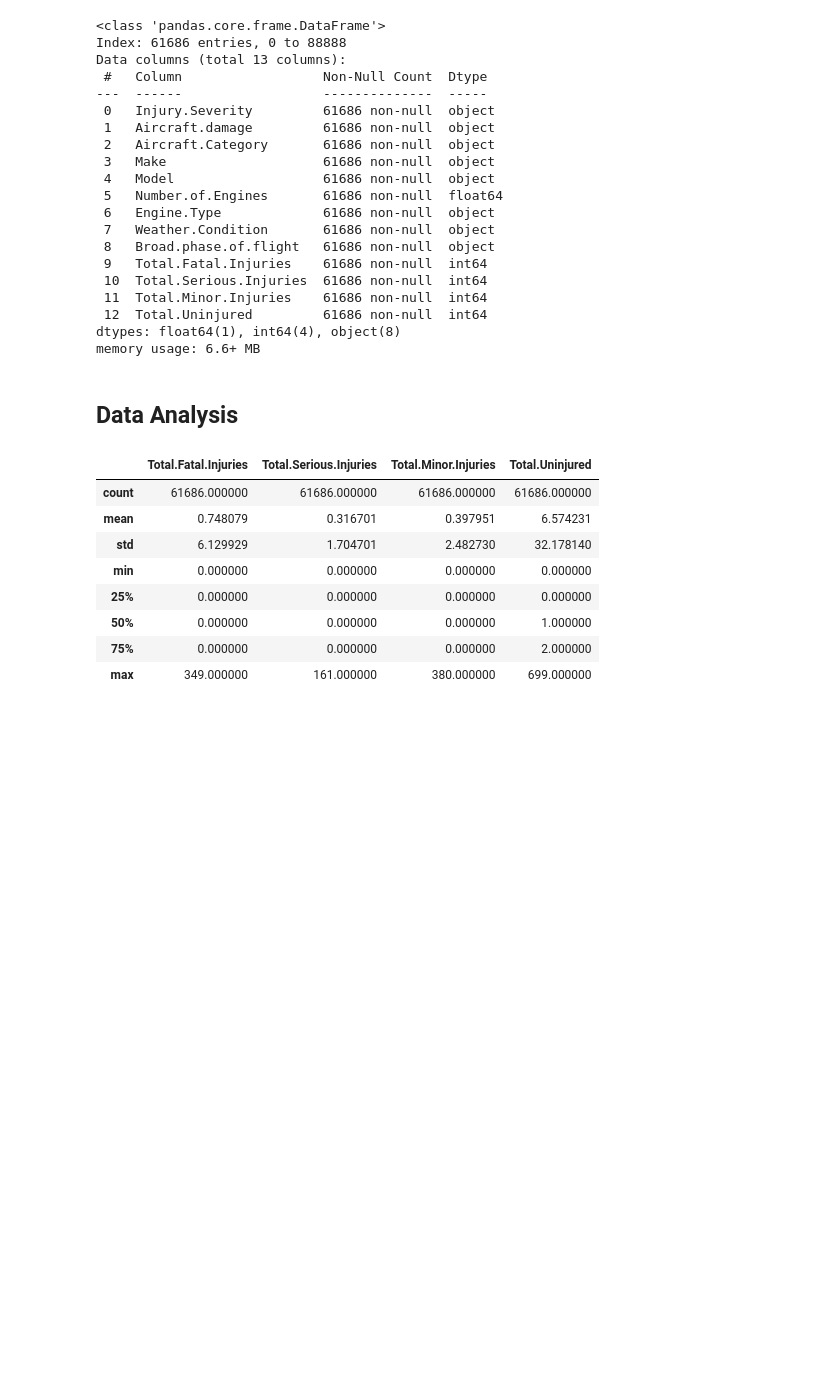
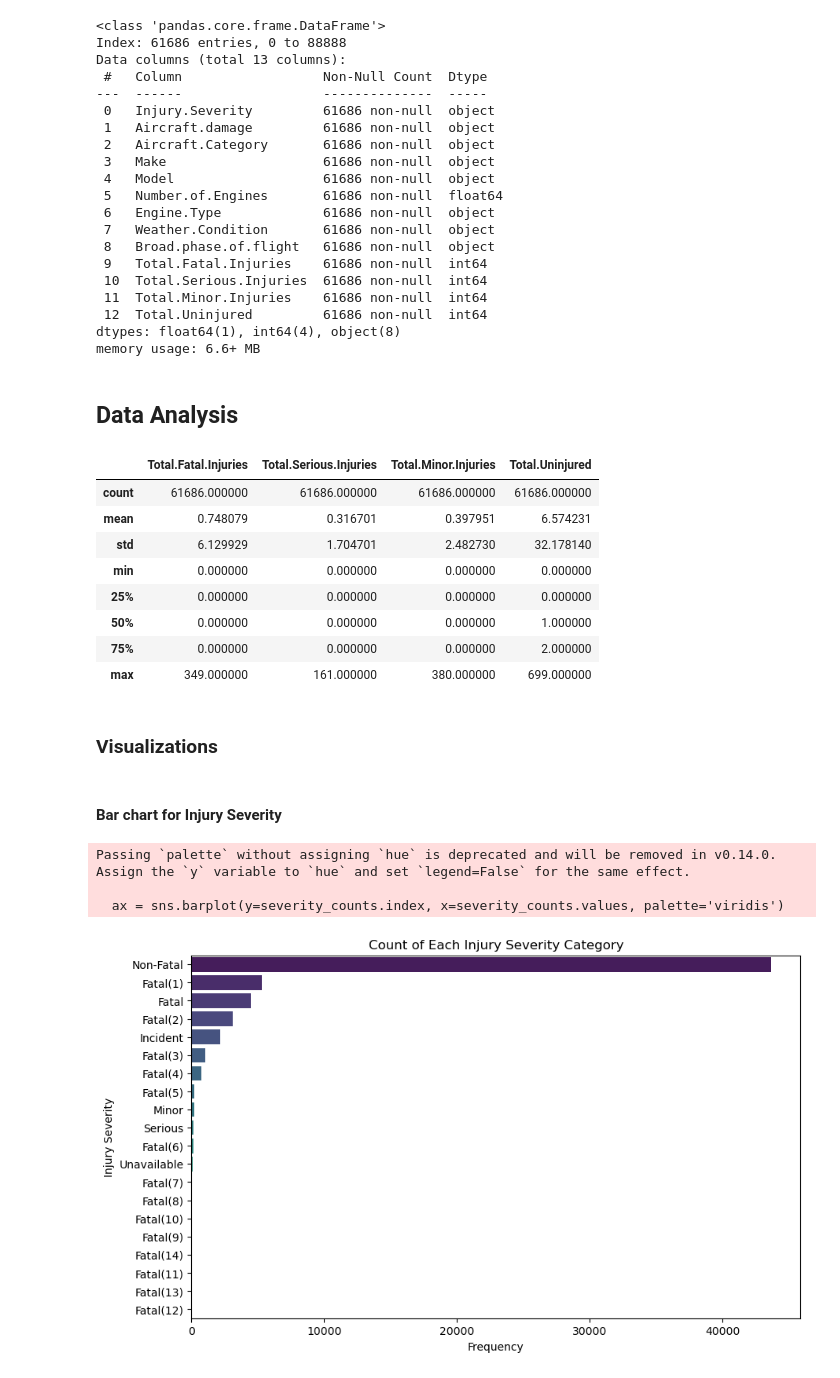
Before and after one commit to IdrisFallout/AviationResearch, a Jupyter notebook: index.ipynb, the cells around one changed output. Cells and saved outputs as stored; diff of their text form; code cells hidden in the pictures; blank space fills up the shorter version.

Commit message:
Add Visualizations

```diff
--- a/index.ipynb
+++ b/index.ipynb
@@ -317,3 +317,26 @@ df2_cleaned[['Total.Fatal.Injuries', 'Total.Serious.Injuries', 'Total.Minor.Inju
 | 50% | 0.000000 | 0.000000 | 0.000000 | 1.000000 |
 | 75% | 0.000000 | 0.000000 | 0.000000 | 2.000000 |
 | max | 349.000000 | 161.000000 | 380.000000 | 699.000000 |
+# %% [markdown]
+### Visualizations
+# %% [markdown]
+#### Bar chart for Injury Severity
+# %%
+# Counting frequencies of each severity category
+severity_counts = df2_cleaned['Injury.Severity'].value_counts()[:20]
+
+# Filtering out categories with zero counts
+severity_counts = severity_counts[severity_counts > 1]
+
+# Bar chart for Injury Severity
+plt.figure(figsize=(10, 6))
+ax = sns.barplot(y=severity_counts.index, x=severity_counts.values, palette='viridis')
+ax.set_title('Count of Each Injury Severity Category')
+ax.set_xlabel('Frequency')
+ax.set_ylabel('Injury Severity')
+plt.show()
+# %% [output]
+Passing `palette` without assigning `hue` is deprecated and will be removed in v0.14.0. Assign the `y` variable to `hue` and set `legend=False` for the same effect.
+
+  ax = sns.barplot(y=severity_counts.index, x=severity_counts.values, palette='viridis')
+[figure, added]
```
Also changed, not shown: parts of 9 cells of this notebook.
